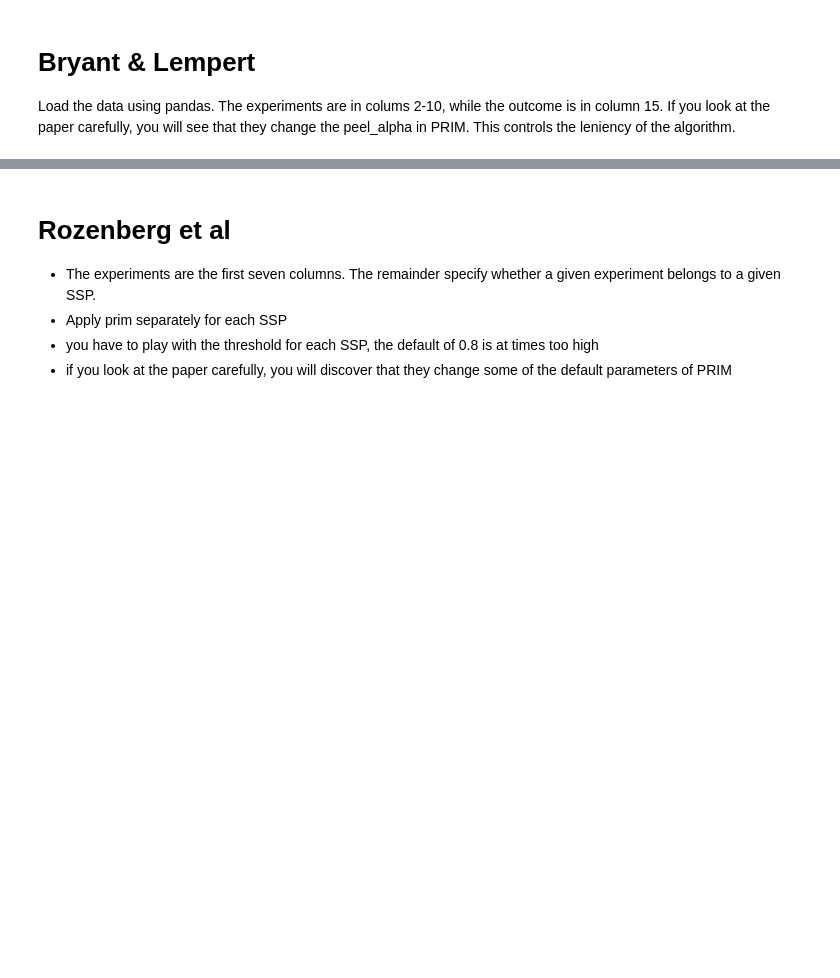
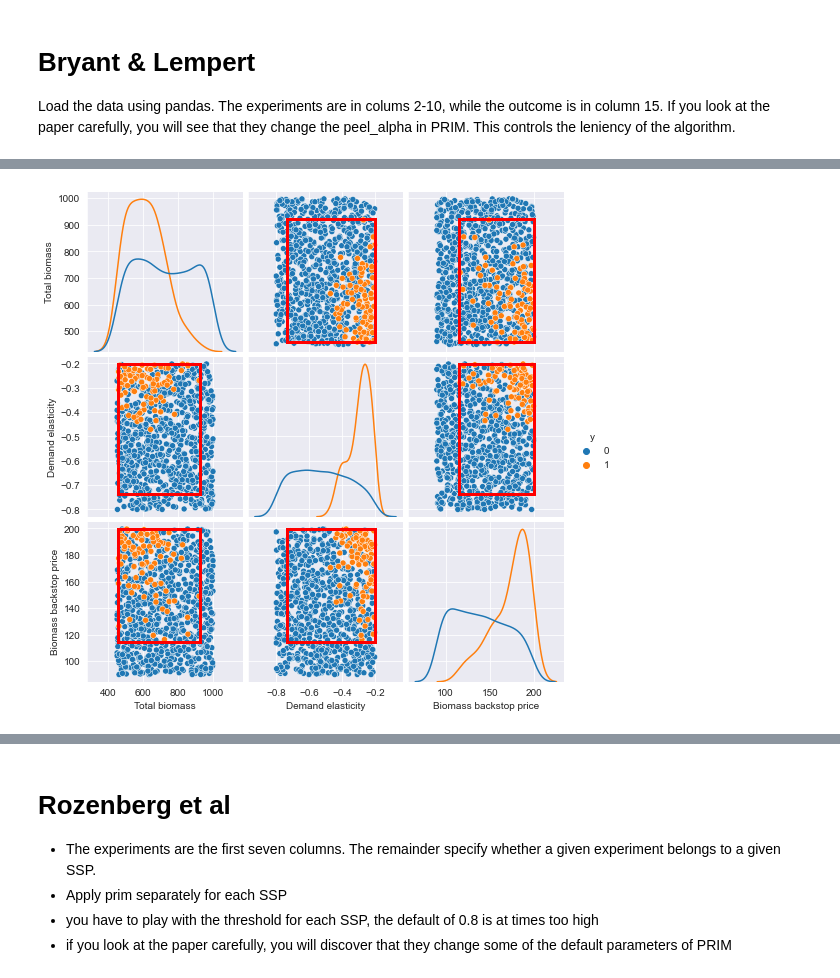
Before and after one commit to EwoutH/epa1361_open, a Jupyter notebook: Week 3-4 - vulnerability analysis/assignment 4 - scenario discovery.ipynb, the cells around one changed output, grey strips where cells are left out. Cells and saved outputs as stored; diff of their text form; code cells hidden in the pictures; blank space fills up the shorter version.

```diff
--- a/Week 3-4 - vulnerability analysis/assignment 4 - scenario discovery.ipynb
+++ b/Week 3-4 - vulnerability analysis/assignment 4 - scenario discovery.ipynb
@@ -28,0 +54,6 @@ plt.show()
+# %%
+box1.select(25)
+fig = box1.show_pairs_scatter()
+plt.show()
+# %% [output]
+[figure, added]
```
Also changed, not shown: parts of 13 cells of this notebook.
